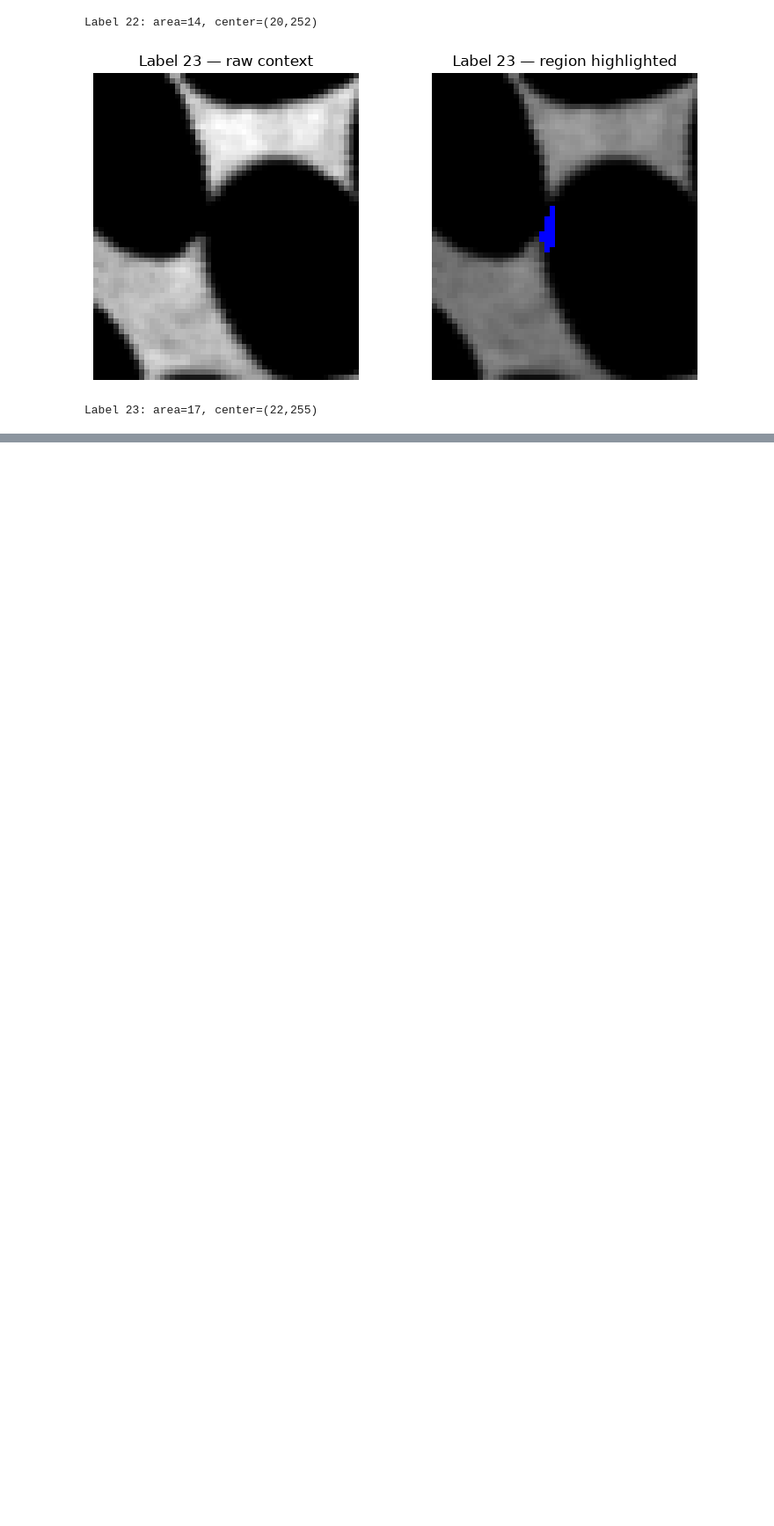
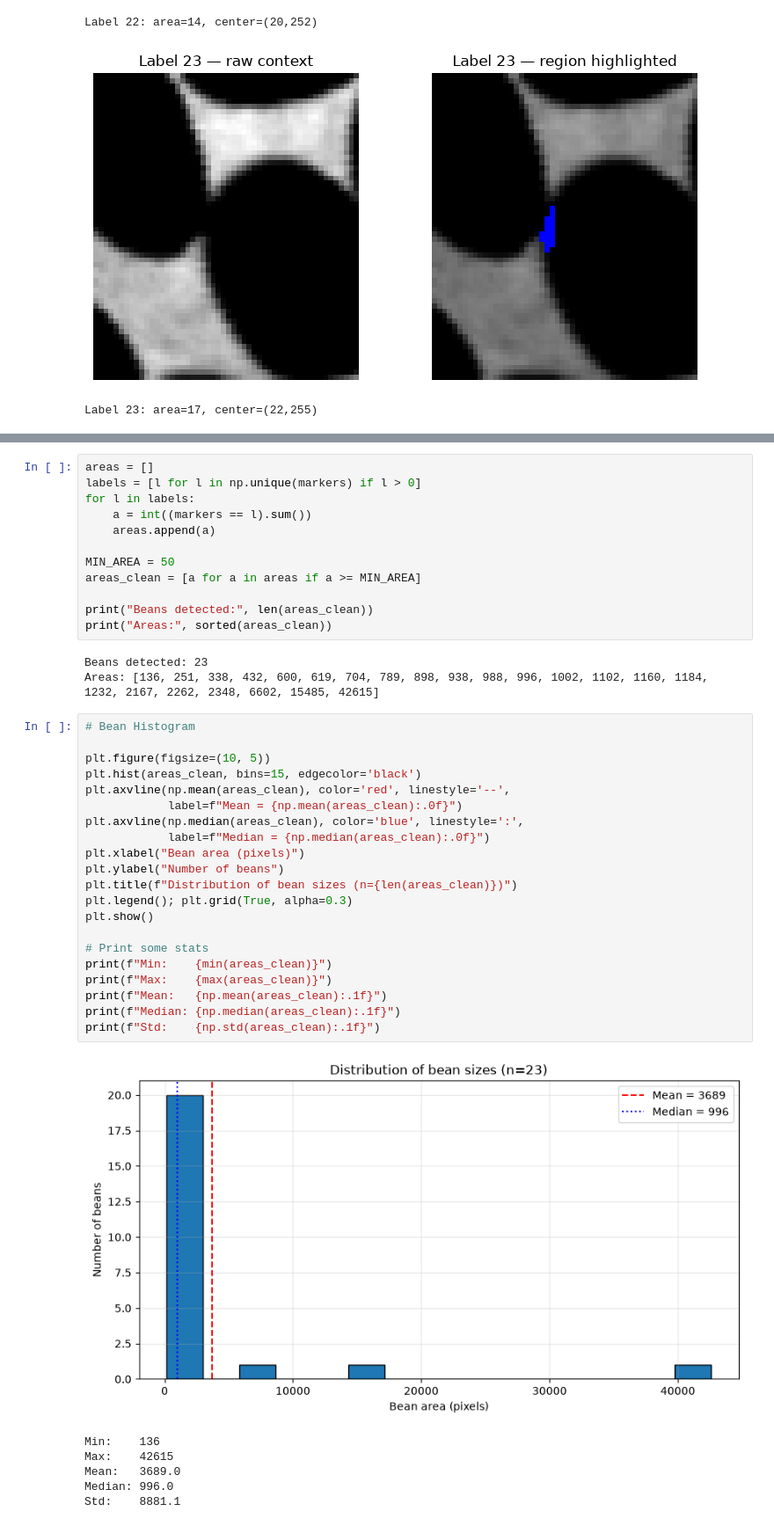
Before and after one commit to bdsh-14/unr-ee681-image-analysis, a Jupyter notebook: HW3/assignment3.ipynb, the cells around one changed output, grey strips where cells are left out. Shown at 88% size. Cells and saved outputs as stored; diff of their text form; blank space fills up the shorter version.

Commit message:
Histogram of bean

```diff
--- a/HW3/assignment3.ipynb
+++ b/HW3/assignment3.ipynb
@@ -332,0 +337,43 @@ Label 23: area=17, center=(22,255)
+# %%
+areas = []
+labels = [l for l in np.unique(markers) if l > 0]
+for l in labels:
+    a = int((markers == l).sum())
+    areas.append(a)
+
+MIN_AREA = 50
+areas_clean = [a for a in areas if a >= MIN_AREA]
+
+print("Beans detected:", len(areas_clean))
+print("Areas:", sorted(areas_clean))
+# %% [output]
+Beans detected: 23
+Areas: [136, 251, 338, 432, 600, 619, 704, 789, 898, 938, 988, 996, 1002, 1102, 1160, 1184, 1232, 2167, 2262, 2348, 6602, 15485, 42615]
+# %%
+# Bean Histogram
+
+plt.figure(figsize=(10, 5))
+plt.hist(areas_clean, bins=15, edgecolor='black')
+plt.axvline(np.mean(areas_clean), color='red', linestyle='--',
+            label=f"Mean = {np.mean(areas_clean):.0f}")
+plt.axvline(np.median(areas_clean), color='blue', linestyle=':',
+            label=f"Median = {np.median(areas_clean):.0f}")
+plt.xlabel("Bean area (pixels)")
+plt.ylabel("Number of beans")
+plt.title(f"Distribution of bean sizes (n={len(areas_clean)})")
+plt.legend(); plt.grid(True, alpha=0.3)
+plt.show()
+
+# Print some stats
+print(f"Min:    {min(areas_clean)}")
+print(f"Max:    {max(areas_clean)}")
+print(f"Mean:   {np.mean(areas_clean):.1f}")
+print(f"Median: {np.median(areas_clean):.1f}")
+print(f"Std:    {np.std(areas_clean):.1f}")
+# %% [output]
+[figure, added]
+Min:    136
+Max:    42615
+Mean:   3689.0
+Median: 996.0
+Std:    8881.1
```
Also changed, not shown: parts of 2 cells of this notebook.
